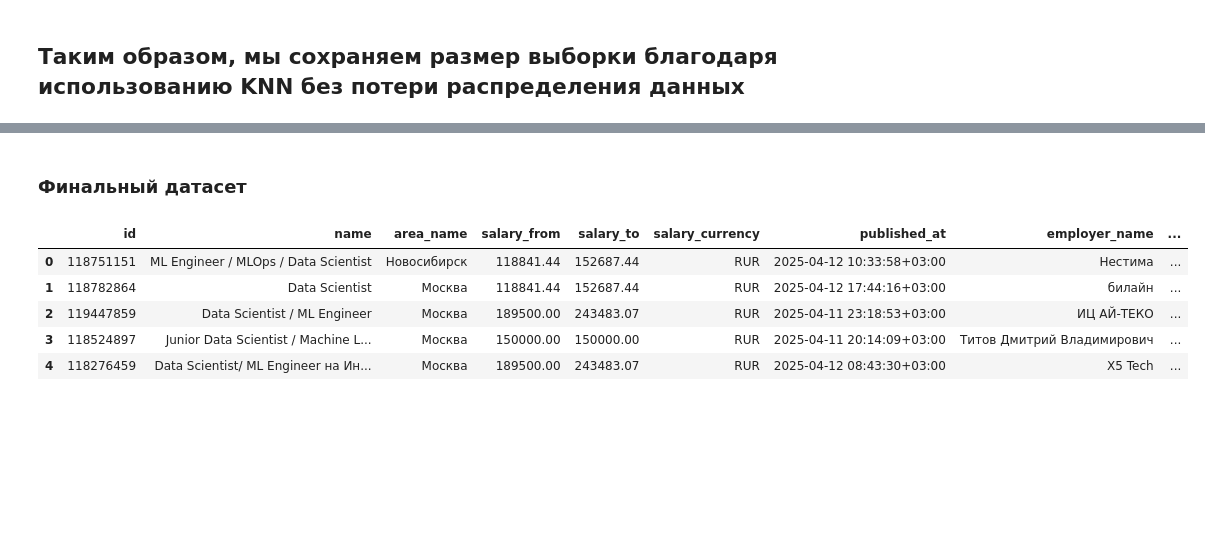
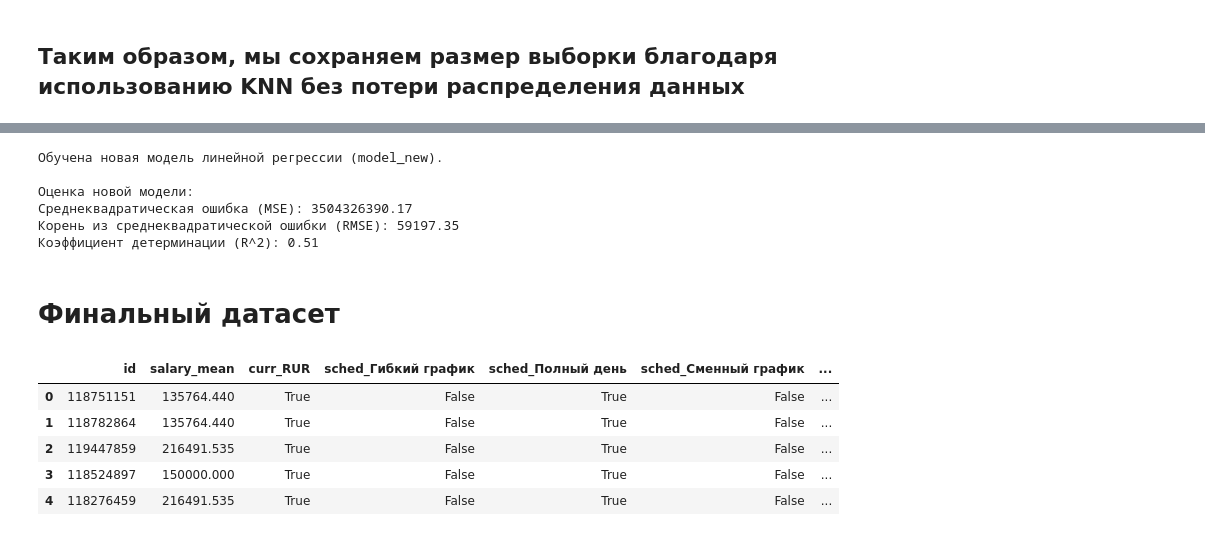
Before and after one commit to onoregleb/data_for_ml, a Jupyter notebook: hw2.ipynb, the cells around one changed output, grey strips where cells are left out. Saved outputs shown, nothing was run; the diff lists cells and outputs as text; code cells hidden in the pictures; blank space fills up the shorter version.

```diff
--- a/hw2.ipynb
+++ b/hw2.ipynb
@@ -247,11 +416,42 @@ df_final = df.drop(columns=columns_to_drop)
+# %%
+if 'salary_mean' in features_df.columns:
+    y_new = features_df['salary_mean']
+    X_new = features_df.drop('salary_mean', axis=1)
+else:
+    print("Столбец 'salary_mean' не найден в features_df.")
+    exit()
+
+X_train_new, X_test_new, y_train_new, y_test_new = train_test_split(X_new, y_new, test_size=0.2, random_state=42)
+
+model_new = LinearRegression()
+model_new.fit(X_train_new, y_train_new)
+
+y_pred_new = model_new.predict(X_test_new)
+
+mse_new = mean_squared_error(y_test_new, y_pred_new)
+rmse_new = np.sqrt(mse_new)
+r_squared_new = r2_score(y_test_new, y_pred_new)
+
+print("Обучена новая модель линейной регрессии (model_new).")
+print("\nОценка новой модели:")
+print(f"Среднеквадратическая ошибка (MSE): {mse_new:.2f}")
+print(f"Корень из среднеквадратической ошибки (RMSE): {rmse_new:.2f}")
+print(f"Коэффициент детерминации (R^2): {r_squared_new:.2f}")
+# %% [output]
+Обучена новая модель линейной регрессии (model_new).
+
+Оценка новой модели:
+Среднеквадратическая ошибка (MSE): 3504326390.17
+Корень из среднеквадратической ошибки (RMSE): 59197.35
+Коэффициент детерминации (R^2): 0.51
 # %% [markdown]
-### Финальный датасет
+# Финальный датасет
 # %%
-df_final.head()
+features_df.head()
 # %% [output]
-|  | id | name | area_name | salary_from | salary_to | salary_currency | published_at | employer_name | ... |
-| 0 | 118751151 | ML Engineer / MLOps / Data Scientist | Новосибирск | 118841.44 | 152687.44 | RUR | 2025-04-12 10:33:58+03:00 | Нестима | ... |
-| 1 | 118782864 | Data Scientist | Москва | 118841.44 | 152687.44 | RUR | 2025-04-12 17:44:16+03:00 | билайн | ... |
-| 2 | 119447859 | Data Scientist / ML Engineer | Москва | 189500.00 | 243483.07 | RUR | 2025-04-11 23:18:53+03:00 | ИЦ АЙ-ТЕКО | ... |
-| 3 | 118524897 | Junior Data Scientist / Machine L... | Москва | 150000.00 | 150000.00 | RUR | 2025-04-11 20:14:09+03:00 | Титов Дмитрий Владимирович | ... |
-| 4 | 118276459 | Data Scientist/ ML Engineer на Ин... | Москва | 189500.00 | 243483.07 | RUR | 2025-04-12 08:43:30+03:00 | X5 Tech | ... |
+|  | id | salary_mean | curr_RUR | sched_Гибкий график | sched_Полный день | sched_Сменный график | ... |
+| 0 | 118751151 | 135764.440 | True | False | True | False | ... |
+| 1 | 118782864 | 135764.440 | True | False | True | False | ... |
+| 2 | 119447859 | 216491.535 | True | False | True | False | ... |
+| 3 | 118524897 | 150000.000 | True | False | True | False | ... |
+| 4 | 118276459 | 216491.535 | True | False | True | False | ... |
```
Also changed, not shown: parts of 10 cells of this notebook.
